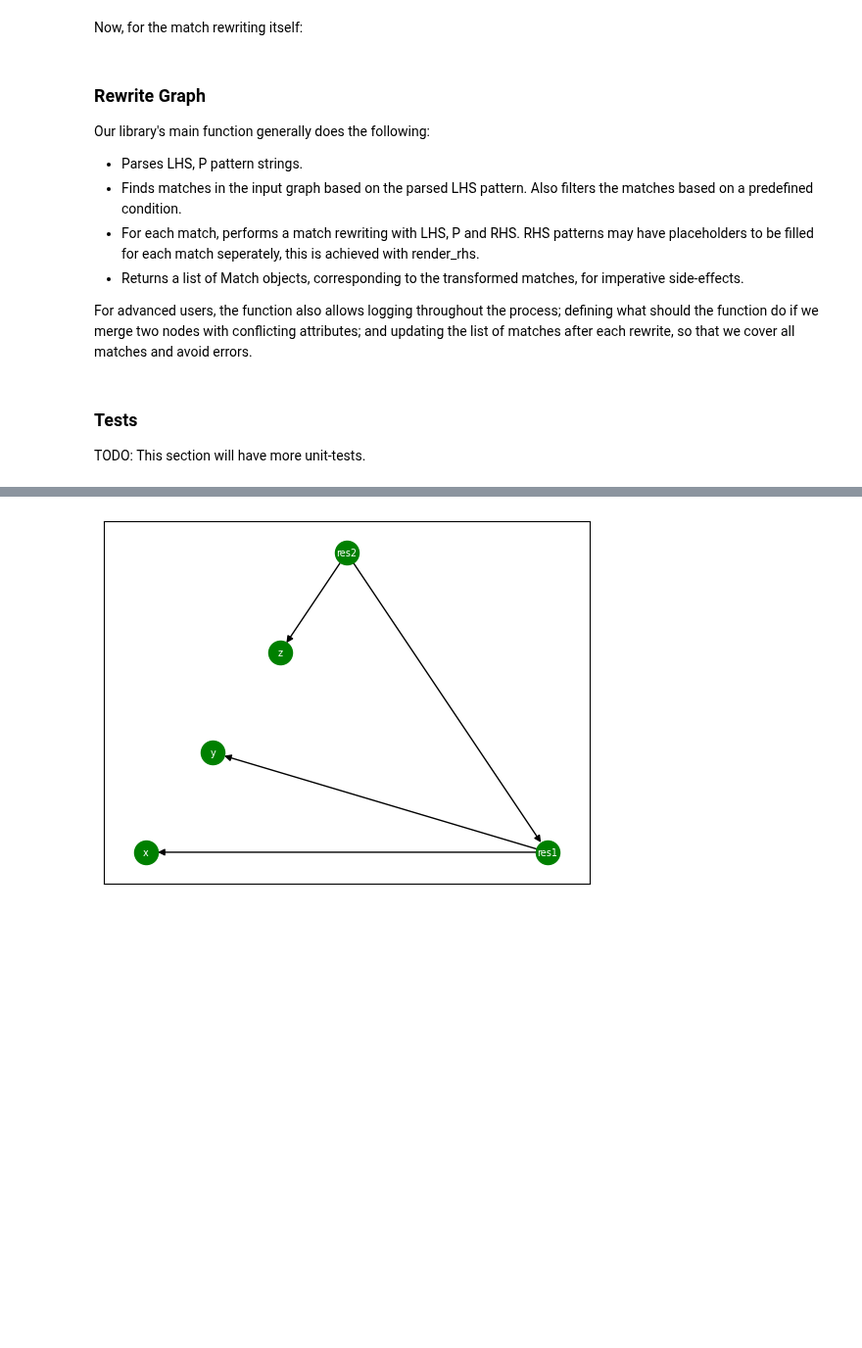
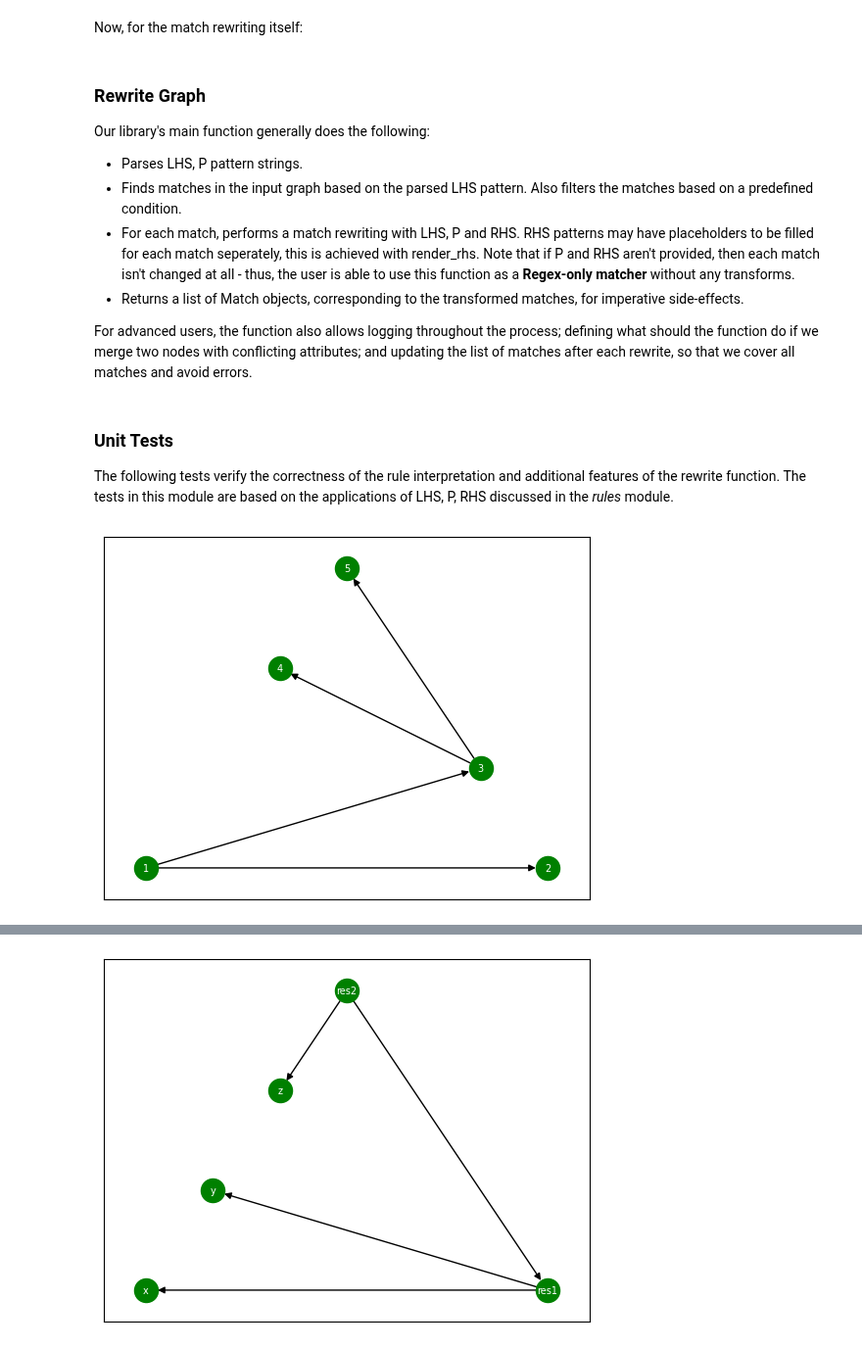
Before and after one commit to DeanLight/graph_rewrite, a Jupyter notebook: nbs/06_transform.ipynb, the cells around one changed output, grey strips where cells are left out. Shown at 98% size. Cells and saved outputs as stored; diff of their text form; code cells hidden in the pictures; blank space fills up the shorter version.

```diff
--- a/nbs/06_transform.ipynb
+++ b/nbs/06_transform.ipynb
@@ -583,7 +585,7 @@ def _rewrite_match(input_graph: DiGraph, match: Match,
 Our library's main function generally does the following:
 * Parses LHS, P pattern strings.
 * Finds matches in the input graph based on the parsed LHS pattern. Also filters the matches based on a predefined condition.
-* For each match, performs a match rewriting with LHS, P and RHS. RHS patterns may have placeholders to be filled for each match seperately, this is achieved with render_rhs.
+* For each match, performs a match rewriting with LHS, P and RHS. RHS patterns may have placeholders to be filled for each match seperately, this is achieved with render_rhs. Note that if P and RHS aren't provided, then each match isn't changed at all - thus, the user is able to use this function as a **Regex-only matcher** without any transforms.
 * Returns a list of Match objects, corresponding to the transformed matches, for imperative side-effects.
 
 For advanced users, the function also allows logging throughout the process; defining what should the function do if we merge two nodes with conflicting attributes; and updating the list of matches after each rewrite, so that we cover all matches and avoid errors.
@@ -640,6 +642,14 @@ def rewrite(input_graph: DiGraph, lhs: str, p: str = None, rhs: str = None,
         for match in find_matches(copy_input_graph, lhs_graph, condition=condition):
             new_res = _rewrite_match(input_graph, match, lhs_graph, p_graph, rhs, render_rhs, merge_policy, is_log)
             yield new_res
-# %% [markdown]
-### Tests
-TODO: This section will have more unit-tests.
+# %% [markdown]
+### Unit Tests
+The following tests verify the correctness of the rule interpretation and additional features of the rewrite function. The tests in this module are based on the applications of LHS, P, RHS discussed in the _rules_ module.
+# %%
+g = _create_graph(
+    [('1', {'val': 1}), ('2', {'val': 2}), ('3', {'val': 3}), ('4',{'val': 4}), ('5',{'val': 5})],
+    [('1','2'), ('1','3'), ('3','4'), ('3','5')]
+)
+_plot_graph(g)
+# %% [output]
+[figure, added]
```
Also changed, not shown: parts of 72 cells of this notebook, 11 other files.
